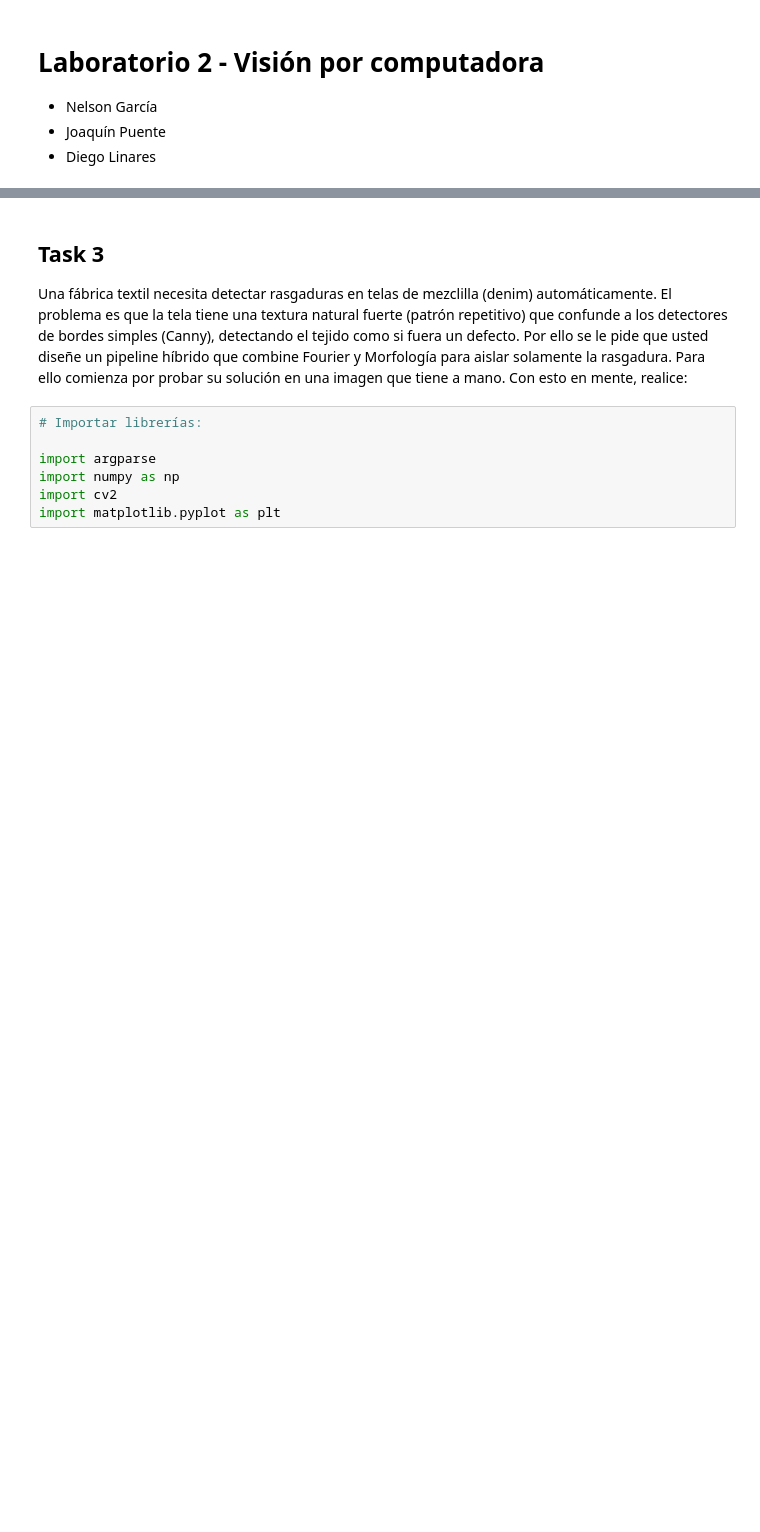
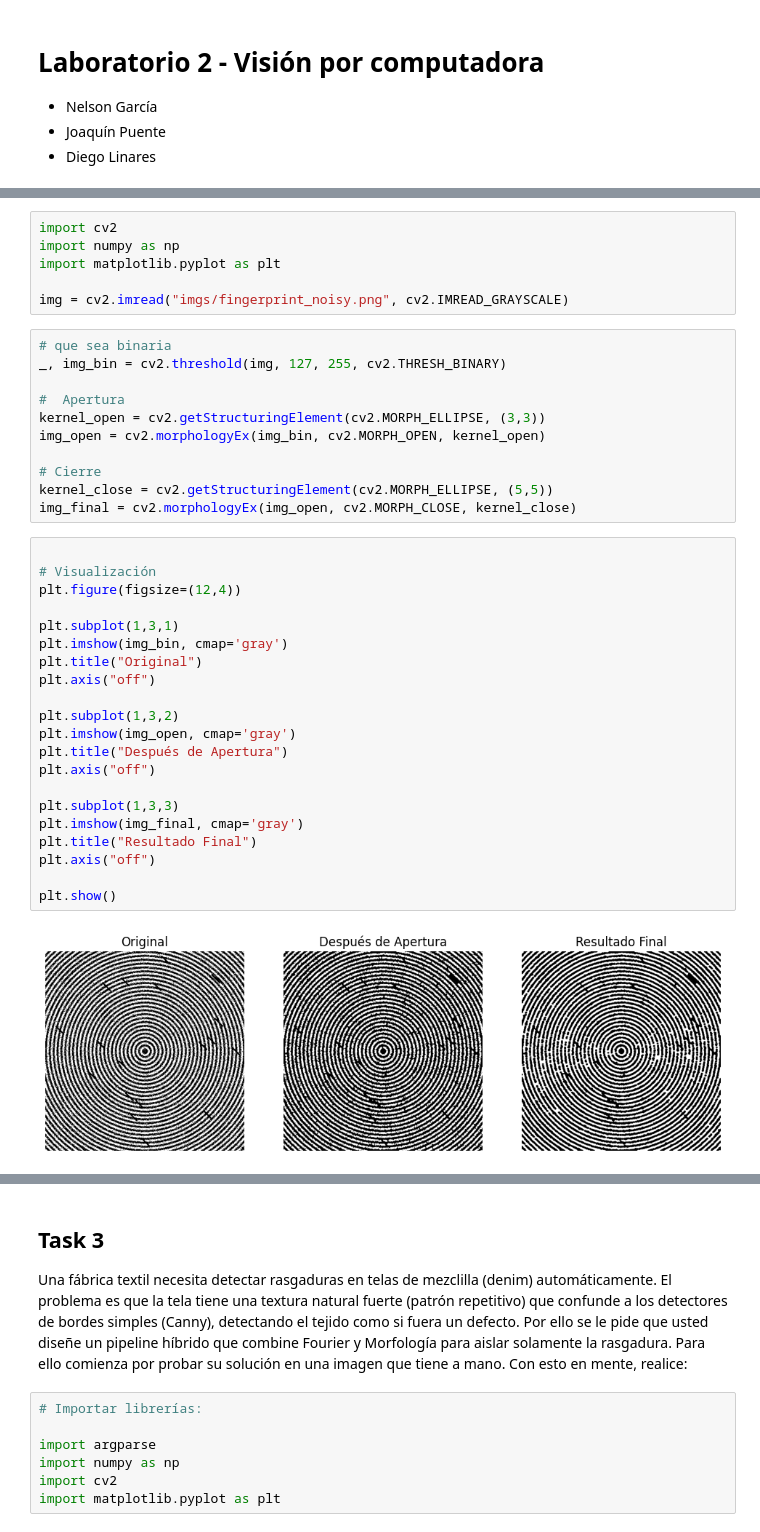
Before and after one commit to Its-Japo/VisionXComputadora, a Jupyter notebook: Lab_2/lab2.ipynb, the cells around one changed output, grey strips where cells are left out. Drawn from its saved outputs; the diff is of its cells as text; blank space fills up the shorter version.

```diff
--- a/Lab_2/lab2.ipynb
+++ b/Lab_2/lab2.ipynb
@@ -6,0 +15,40 @@
+# %%
+import cv2
+import numpy as np
+import matplotlib.pyplot as plt
+
+img = cv2.imread("imgs/fingerprint_noisy.png", cv2.IMREAD_GRAYSCALE)
+# %%
+# que sea binaria
+_, img_bin = cv2.threshold(img, 127, 255, cv2.THRESH_BINARY)
+
+#  Apertura
+kernel_open = cv2.getStructuringElement(cv2.MORPH_ELLIPSE, (3,3))
+img_open = cv2.morphologyEx(img_bin, cv2.MORPH_OPEN, kernel_open)
+
+# Cierre
+kernel_close = cv2.getStructuringElement(cv2.MORPH_ELLIPSE, (5,5))
+img_final = cv2.morphologyEx(img_open, cv2.MORPH_CLOSE, kernel_close)
+# %%
+
+# Visualización
+plt.figure(figsize=(12,4))
+
+plt.subplot(1,3,1)
+plt.imshow(img_bin, cmap='gray')
+plt.title("Original")
+plt.axis("off")
+
+plt.subplot(1,3,2)
+plt.imshow(img_open, cmap='gray')
+plt.title("Después de Apertura")
+plt.axis("off")
+
+plt.subplot(1,3,3)
+plt.imshow(img_final, cmap='gray')
+plt.title("Resultado Final")
+plt.axis("off")
+
+plt.show()
+# %% [output]
+[figure, added]
```
Also changed, not shown: parts of 13 cells of this notebook.
